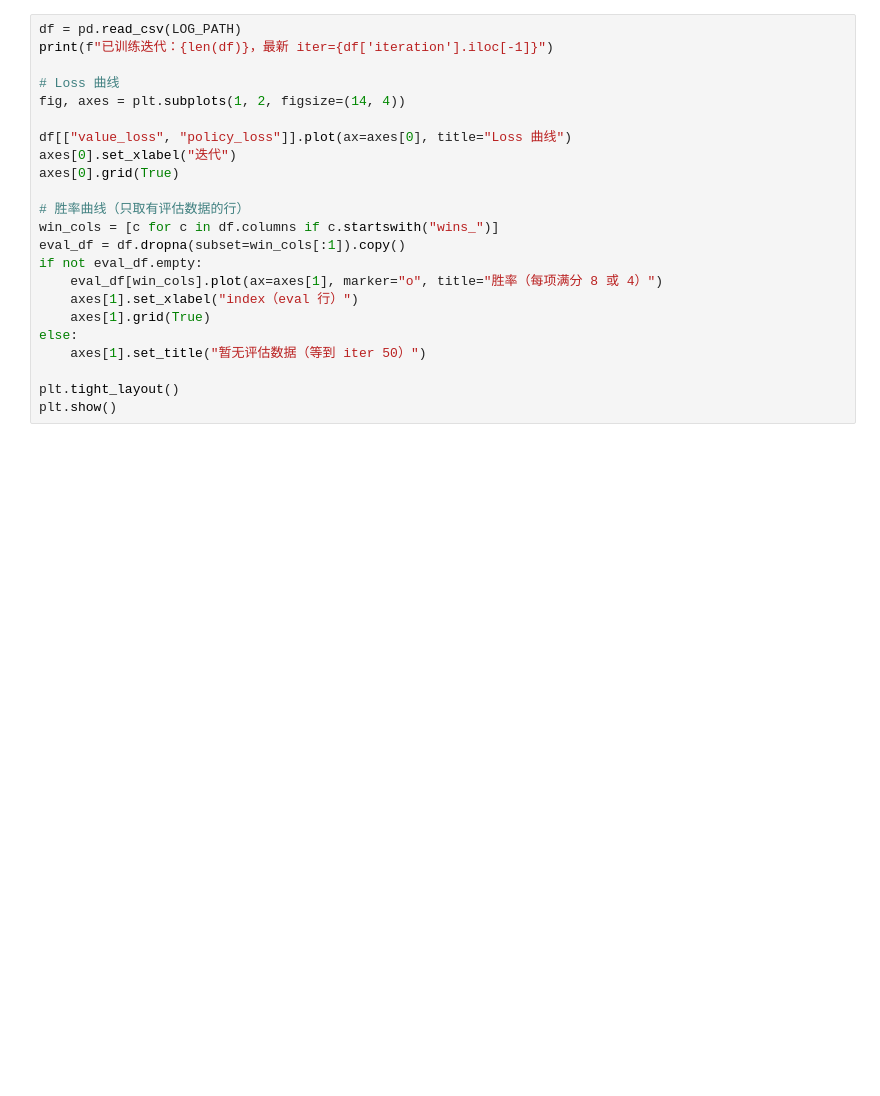
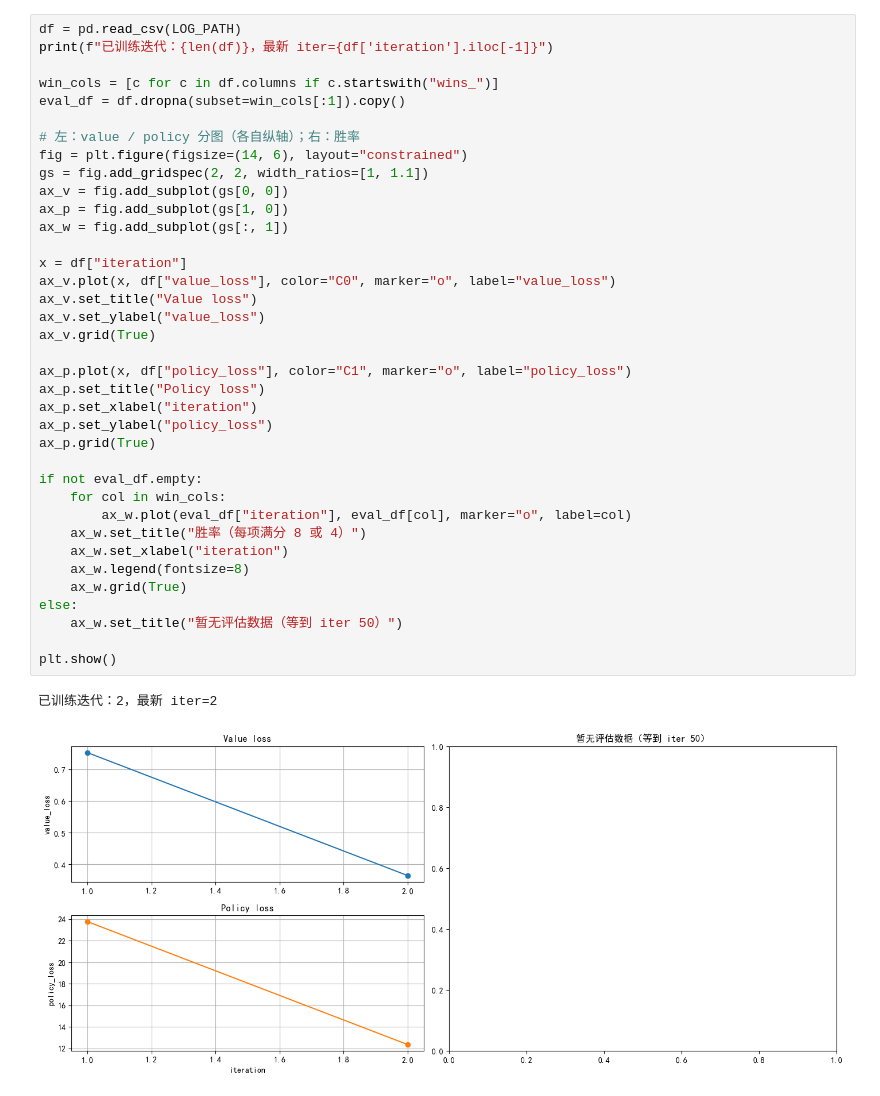
Before and after one commit to hh996/KK, a Jupyter notebook: Orbit_War/scripts/v3_NN/log_watcher.ipynb, the cells around one changed output. Saved outputs shown, nothing was run; the diff lists cells and outputs as text; blank space fills up the shorter version.

```diff
--- a/Orbit_War/scripts/v3_NN/log_watcher.ipynb
+++ b/Orbit_War/scripts/v3_NN/log_watcher.ipynb
@@ -10,26 +13,43 @@ print("读取：", LOG_PATH)
 # %%
 df = pd.read_csv(LOG_PATH)
 print(f"已训练迭代：{len(df)}，最新 iter={df['iteration'].iloc[-1]}")
 
-# Loss 曲线
-fig, axes = plt.subplots(1, 2, figsize=(14, 4))
-
-df[["value_loss", "policy_loss"]].plot(ax=axes[0], title="Loss 曲线")
-axes[0].set_xlabel("迭代")
-axes[0].grid(True)
-
-# 胜率曲线（只取有评估数据的行）
 win_cols = [c for c in df.columns if c.startswith("wins_")]
 eval_df = df.dropna(subset=win_cols[:1]).copy()
+
+# 左：value / policy 分图（各自纵轴）；右：胜率
+fig = plt.figure(figsize=(14, 6), layout="constrained")
+gs = fig.add_gridspec(2, 2, width_ratios=[1, 1.1])
+ax_v = fig.add_subplot(gs[0, 0])
+ax_p = fig.add_subplot(gs[1, 0])
+ax_w = fig.add_subplot(gs[:, 1])
+
+x = df["iteration"]
+ax_v.plot(x, df["value_loss"], color="C0", marker="o", label="value_loss")
+ax_v.set_title("Value loss")
+ax_v.set_ylabel("value_loss")
+ax_v.grid(True)
+
+ax_p.plot(x, df["policy_loss"], color="C1", marker="o", label="policy_loss")
+ax_p.set_title("Policy loss")
+ax_p.set_xlabel("iteration")
+ax_p.set_ylabel("policy_loss")
+ax_p.grid(True)
+
 if not eval_df.empty:
-    eval_df[win_cols].plot(ax=axes[1], marker="o", title="胜率（每项满分 8 或 4）")
-    axes[1].set_xlabel("index（eval 行）")
-    axes[1].grid(True)
+    for col in win_cols:
+        ax_w.plot(eval_df["iteration"], eval_df[col], marker="o", label=col)
+    ax_w.set_title("胜率（每项满分 8 或 4）")
+    ax_w.set_xlabel("iteration")
+    ax_w.legend(fontsize=8)
+    ax_w.grid(True)
 else:
-    axes[1].set_title("暂无评估数据（等到 iter 50）")
+    ax_w.set_title("暂无评估数据（等到 iter 50）")
 
-plt.tight_layout()
 plt.show()
+# %% [output]
+已训练迭代：2，最新 iter=2
+[figure, added]
 # %%
 # 最近 5 条数字摘要
 print(f"最近 value_loss ：{df['value_loss'].dropna().tail(5).values}")
```
Also changed, not shown: parts of 2 cells of this notebook, 2 other files.
